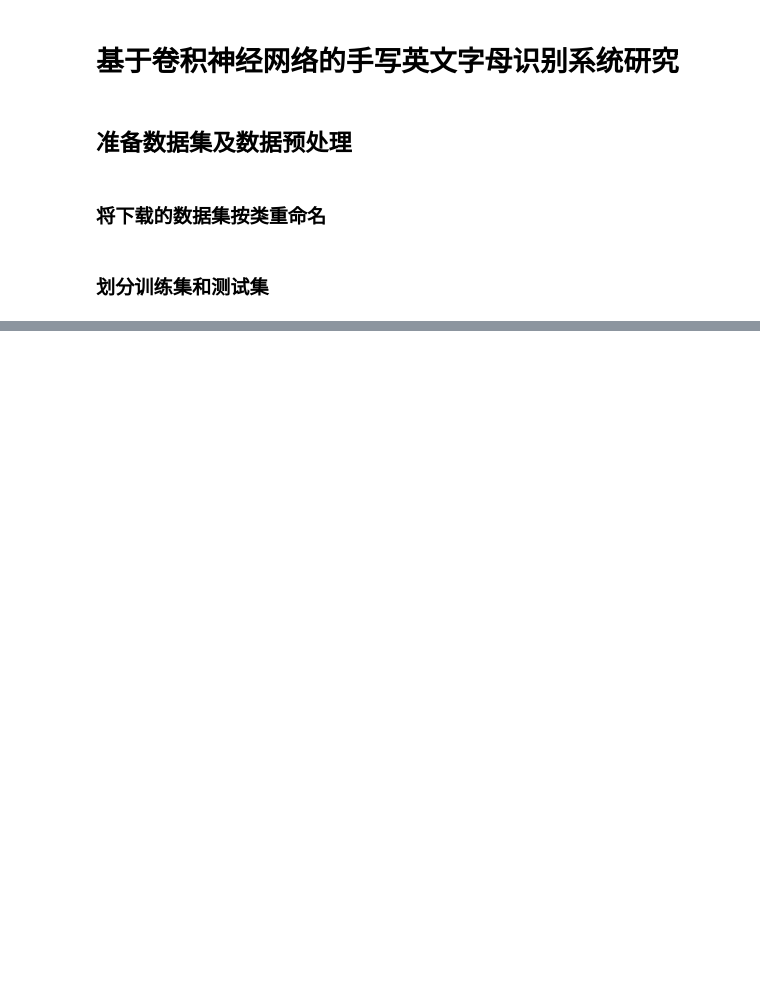
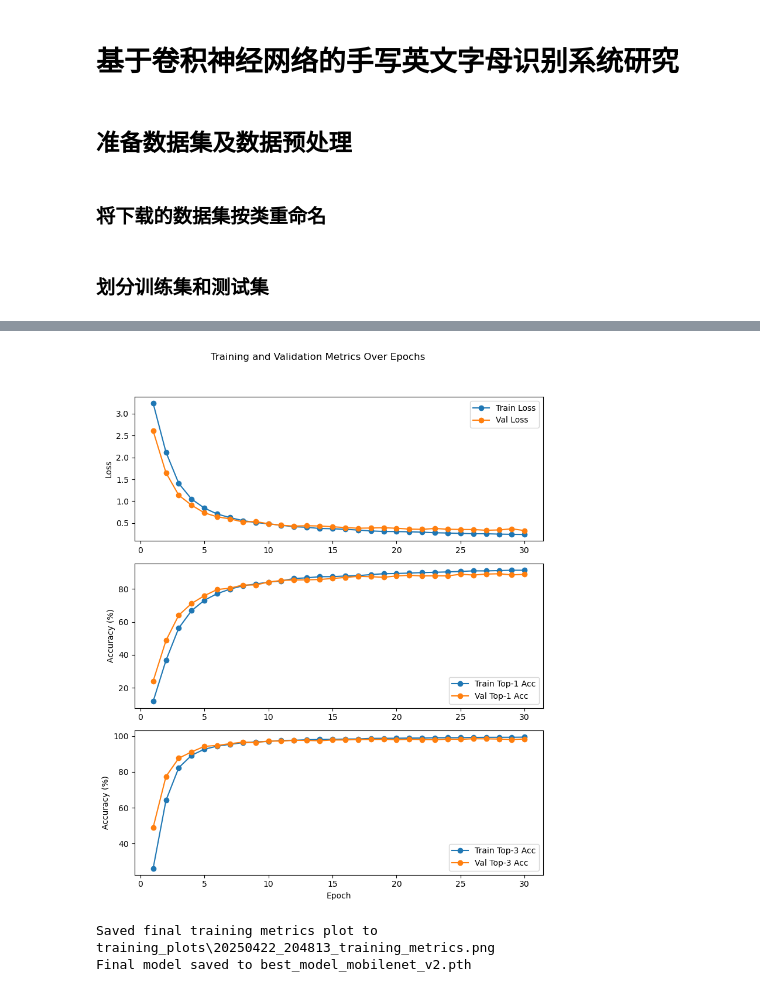
Before and after one commit to Authcult/Com_Intelligent_work, a Jupyter notebook: baseline.ipynb, the cells around one changed output, grey strips where cells are left out. Drawn from its saved outputs; the diff is of its cells as text; code cells hidden in the pictures; blank space fills up the shorter version.

```diff
--- a/baseline.ipynb
+++ b/baseline.ipynb
@@ -279,0 +192,3 @@ if __name__ == "__main__":
+# %%
+mobilenet_v2 = train_model(mobilenet_v2, train_loader, val_loader, loss_func, optimizer_mobilenet_v2, save_path="best_model_mobilenet_v2.pth", num_epochs=30)
+# %% [output]
@@ -279,0 +212,3 @@ if __name__ == "__main__":
+[figure, added]
+Saved final training metrics plot to training_plots\20250422_204813_training_metrics.png
+Final model saved to best_model_mobilenet_v2.pth
```
Also changed, not shown: parts of 13 cells of this notebook, 4 other files.
